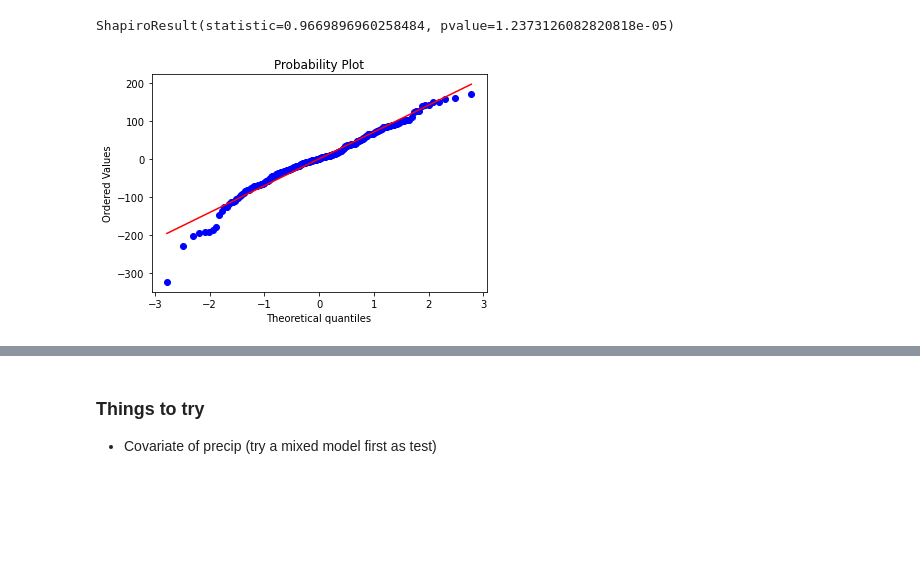
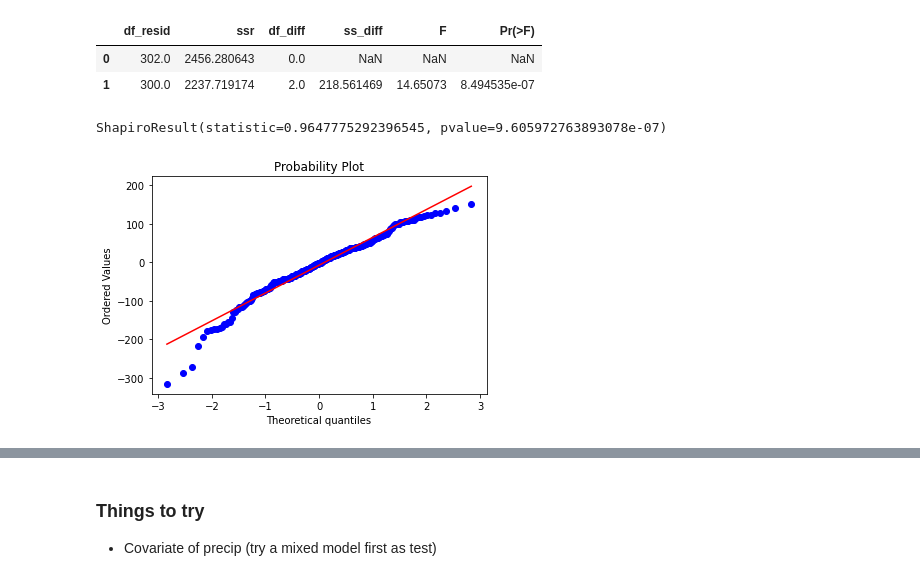
Before and after one commit to kearney-sp/tbng_veg, a Jupyter notebook: vor_linreg.ipynb, the cells around one changed output, grey strips where cells are left out. Drawn from its saved outputs; the diff is of its cells as text; code cells hidden in the pictures; blank space fills up the shorter version.

Commit message:
latest backup from ARS_SPK. Added examples for HLS extraction and prediction of biomass (in progress)

```diff
--- a/vor_linreg.ipynb
+++ b/vor_linreg.ipynb
@@ -49,0 +231,5 @@ df_vor['High_cm'].transform(lambda x: np.power(x, 0.5)).plot.hist(ax=ax[2, 1], c
+# %%
+df_vor['Date_diff'] = df_vor['Date'] - pd.to_datetime(df_vor['Date_cln'])
+df_vor['Date_diff_days'] = df_vor['Date_diff'].dt.days
+# %%
+df_vor['domin_fg_2'] = df_vor.apply(lambda x: 'Mixed' if x['domin_fg_pct'] < 0.60 else x['domin_fg'], axis=1)
@@ -83,0 +362,8 @@ df_mod_results
+# %%
+exclude_wtgn=False
+if exclude_wtgn:
+    df_vor_mod = df_vor[df_vor['study'] != 'WTGN'].copy(deep=True)
+else:
+    df_vor_mod = df_vor.copy(deep=True)
+
+#df_vor_mod = df_vor_mod[df_vor_mod['Year'] >= 2020]
@@ -84,21 +387,39 @@ df_mod_results
 # %%
-mod_both = smf.ols("Q('Total_Weight_(g/m^2)') ~ Low_cm + High_cm",
-                   data=df_vor).fit()
-df_vor['pred_tb'] = mod_both.predict()
-df_vor['resid_tb'] = df_vor['pred_tb'] - df_vor['Total_Weight_(g/m^2)']
+#form = "Q('Total_Weight_(g/m^2)') ~ Low_cm + High_cm"
+#form = "np.power(Q('Total_Weight_(g/m^2)'), 0.5) ~ Low_cm + High_cm"
+#form = "np.power(Q('Total_Weight_(g/m^2)'), 0.5) ~ np.power(Low_cm, 0.5) + np.power(High_cm, 0.5)"
+#form = "np.power(Q('Total_Weight_(g/m^2)'), 0.5) ~ np.power(Low_cm, 0.5) * np.power(High_cm, 0.5)"
+#form = "np.power(Q('Total_Weight_(g/m^2)'), 0.5) ~ np.power(Low_cm, 0.5) + np.power(High_cm, 0.5) + ppt_binned"
+#form = "np.power(Q('Total_Weight_(g/m^2)'), 0.5) ~ np.power(Low_cm, 0.5) + np.power(High_cm, 0.5) + ppt_yr_binned"
+#form = "np.power(Q('Total_Weight_(g/m^2)'), 0.5) ~ np.power(Low_cm, 0.5) + np.power(High_cm, 0.5) + ppt_lag_binned"
+#form = "np.power(Q('Total_Weight_(g/m^2)'), 0.5) ~ np.power(Low_cm, 0.5) + np.power(High_cm, 0.5) + ppt_current_binned"
+mod_both = smf.ols(form,
+                   data=df_vor_mod).fit()
+df_vor_mod['pred_tb'] = mod_both.predict()**2
+df_vor_mod['resid_tb'] = df_vor_mod['pred_tb'] - df_vor_mod['Total_Weight_(g/m^2)']
+# %%
+from statsmodels.stats.anova import anova_lm
+form_low = "np.power(Q('Total_Weight_(g/m^2)'), 0.5) ~ np.power(Low_cm, 0.5)"
+mod_low = smf.ols(form_low,
+                   data=df_vor_mod).fit()
+anova_lm(mod_low, mod_both)
+# %% [output]
+|  | df_resid | ssr | df_diff | ss_diff | F | Pr(>F) |
+| 0 | 302.0 | 2456.280643 | 0.0 | NaN | NaN | NaN |
+| 1 | 300.0 | 2237.719174 | 2.0 | 218.561469 | 14.65073 | 8.494535e-07 |
 # %%
 from scipy.stats import shapiro
-shapiro(df_vor['resid_tb'])
+shapiro(df_vor_mod['resid_tb'])
 # %% [output]
-ShapiroResult(statistic=0.9669896960258484, pvalue=1.2373126082820818e-05)
+ShapiroResult(statistic=0.9647775292396545, pvalue=9.605972763893078e-07)
 # %%
 import pylab
 import scipy.stats as stats
 
-stats.probplot(df_vor['resid_tb'], dist="norm", plot=pylab)
+stats.probplot(df_vor_mod['resid_tb'], dist="norm", plot=pylab)
 pylab.show()
 # %% [output]
-[figure, old version]
+[figure, new version]
 # %%
 mod_both.summary()
 # %% [output]
```
Also changed, not shown: parts of 54 cells of this notebook, 22 other files.
